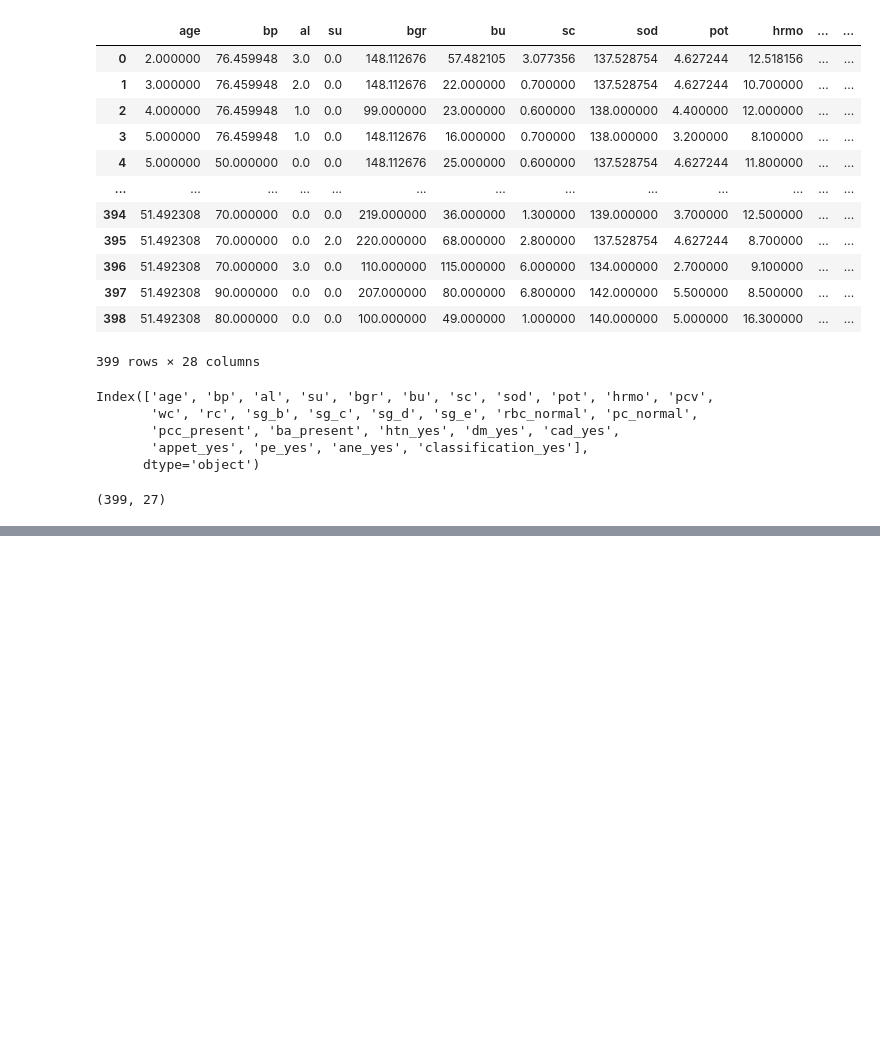
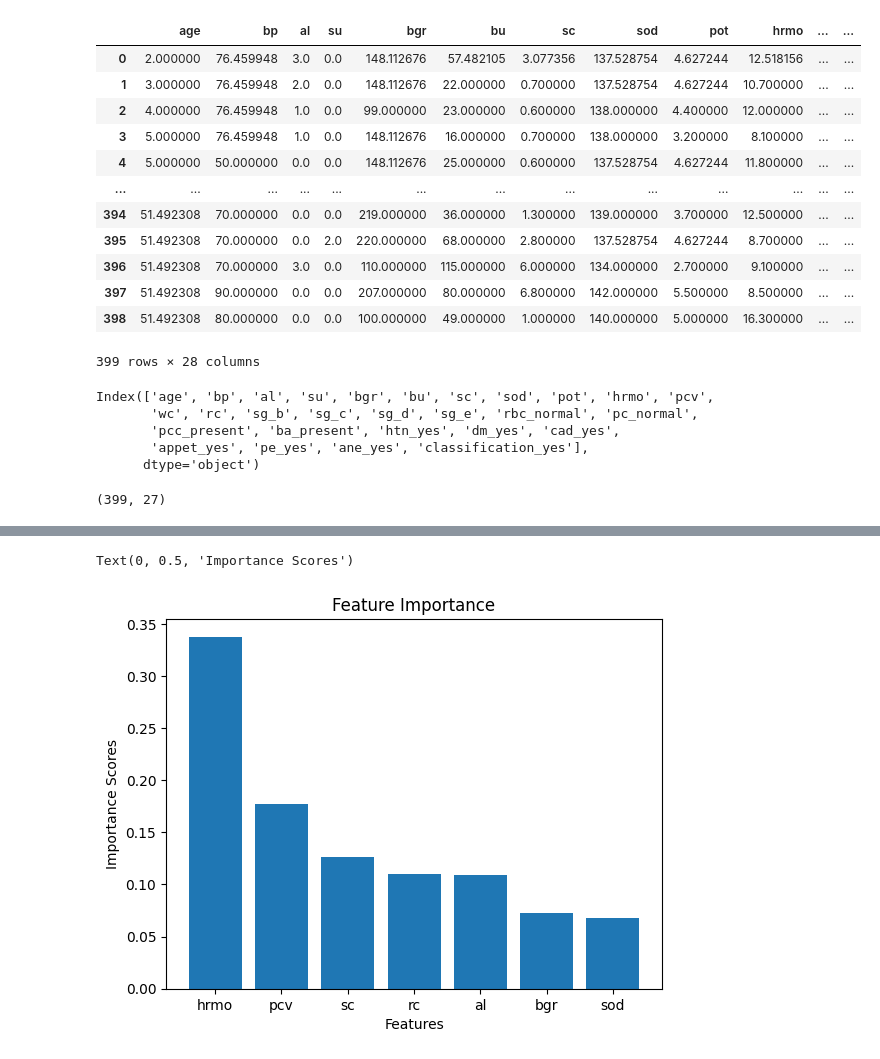
Before and after one commit to kanmanigit/Feature-Selection, a Jupyter notebook: Feature_importance.ipynb, the cells around one changed output, grey strips where cells are left out. Drawn from its saved outputs; the diff is of its cells as text; code cells hidden in the pictures; blank space fills up the shorter version.

```diff
--- a/Feature_importance.ipynb
+++ b/Feature_importance.ipynb
@@ -136,0 +154,18 @@ plot.show
+# %%
+# with feature selection check accuracy with Ramdom Forest
+
+rfe_classfier =RandomForestClassifier(n_estimators = 10, criterion = 'entropy', random_state = 0)
+
+from sklearn.feature_selection import RFE
+
+sel_rfe_classifier = RFE(estimator=rfe_classfier, n_features_to_select=7 )
+
+rfe_fit = sel_rfe_classifier.fit(xtrain_Scaled,yTrain)
+
+xtrain_new = rfe_fit.transform(xtrain_Scaled)
+
+
+
+
+selected_features=indep.columns[rfe_fit.get_support()]
+selected_features
@@ -136,0 +182,10 @@ plot.show
+# %%
+# feature importance
+
+# Now, fit a new RandomForestClassifier on the selected features
+
+fitted_rf_model = RandomForestClassifier(n_estimators=10, criterion='entropy', random_state=0)
+fitted_rf_model.fit(xtrain_new, yTrain)
+
+feature_importance=fitted_rf_model.feature_importances_
+feature_importance
@@ -136,0 +195,8 @@ plot.show
+# %%
+score = pd.DataFrame( feature_importance, columns=["Score"] )
+col = pd.DataFrame( selected_features, columns=["features"] )
+
+#impor
+#x_col
+fdf =pd.concat([col,score],axis=1)
+fdf
@@ -136,0 +212,10 @@ plot.show
+# %%
+fdf_1=fdf.sort_values(by="Score",ascending=False)
+
+plot.bar( fdf_1["features"], fdf_1["Score"])
+plot.title("Feature Importance")
+plot.xlabel( "Features" )
+plot.ylabel( "Importance Scores" )
+# %% [output]
+Text(0, 0.5, 'Importance Scores')
+[figure, added]
```
Also changed, not shown: parts of 9 cells of this notebook.
